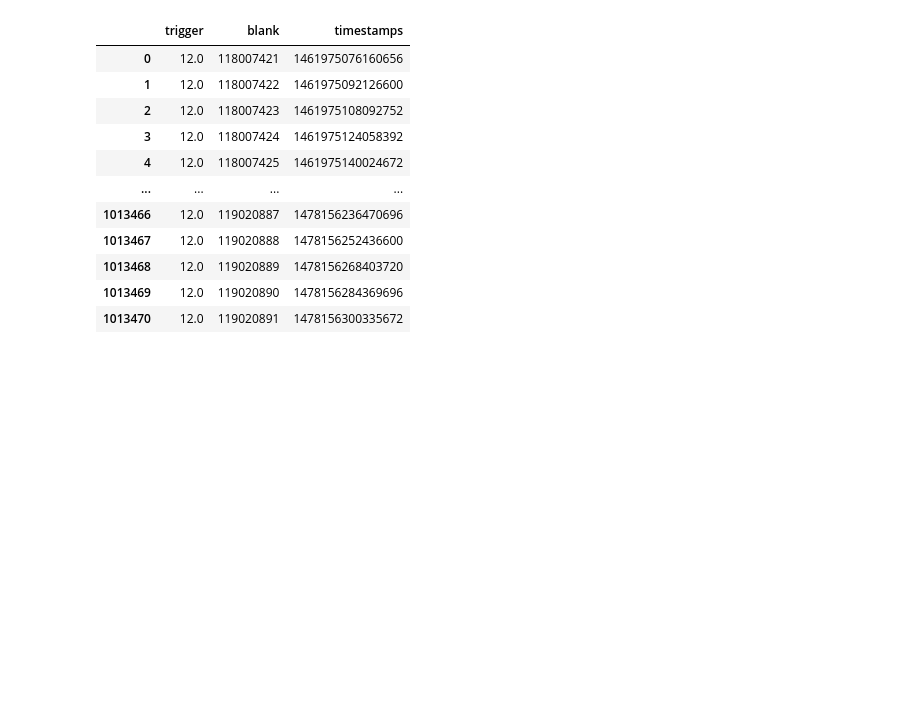
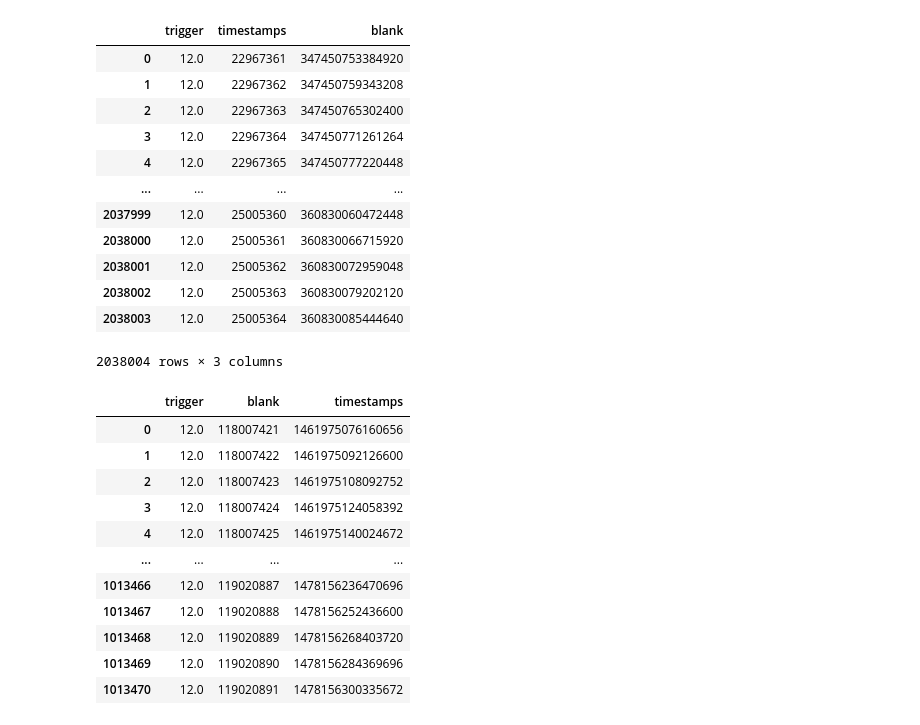
Before and after one commit to SainsburyWellcomeCentre/sequences_neuropixel_preprocess, a Jupyter notebook: split_video_files.ipynb, the cells around one changed output. Cells and saved outputs as stored; diff of their text form; code cells hidden in the pictures; blank space fills up the shorter version.

```diff
--- a/split_video_files.ipynb
+++ b/split_video_files.ipynb
@@ -148,3 +229,27 @@ Z:\projects\sequence_squad\revision_data\lars_recordings\video\\seq008\seq008__2
+# %%
+if len(Camera_timestamps.columns) > 1:
+    Camera_timestamps.columns = ['trigger', 'timestamps', 'blank']
+    Camera_timestamps.trigger = Camera_timestamps.trigger.astype(float)
+else:
+    Camera_timestamps[['trigger', 'timestamps', 'blank']] = Camera_timestamps.iloc[:, 0].str.split(expand=True)
+    Camera_timestamps.drop(Camera_timestamps.columns[0], axis=1, inplace=True)
+    Camera_timestamps.trigger = Camera_timestamps.trigger.astype(float)
+# %%
+Camera_timestamps
+# %% [output]
+|  | trigger | timestamps | blank |
+| 0 | 12.0 | 22967361 | 347450753384920 |
+| 1 | 12.0 | 22967362 | 347450759343208 |
+| 2 | 12.0 | 22967363 | 347450765302400 |
+| 3 | 12.0 | 22967364 | 347450771261264 |
+| 4 | 12.0 | 22967365 | 347450777220448 |
+| ... | ... | ... | ... |
+| 2037999 | 12.0 | 25005360 | 360830060472448 |
+| 2038000 | 12.0 | 25005361 | 360830066715920 |
+| 2038001 | 12.0 | 25005362 | 360830072959048 |
+| 2038002 | 12.0 | 25005363 | 360830079202120 |
+| 2038003 | 12.0 | 25005364 | 360830085444640 |
+2038004 rows × 3 columns
 # %%
 Camera_timestamps
 # %% [output]
```
Also changed, not shown: parts of 14 cells of this notebook.
